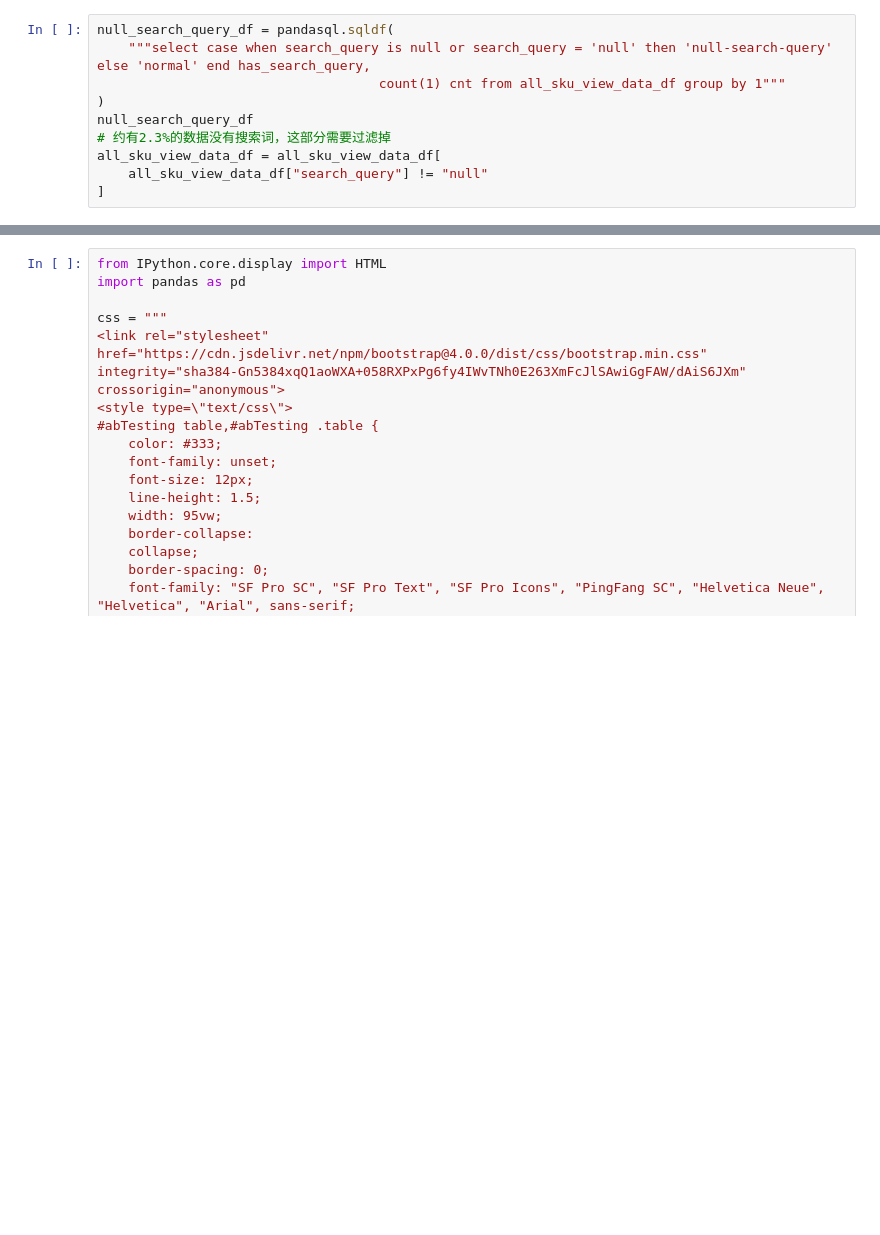
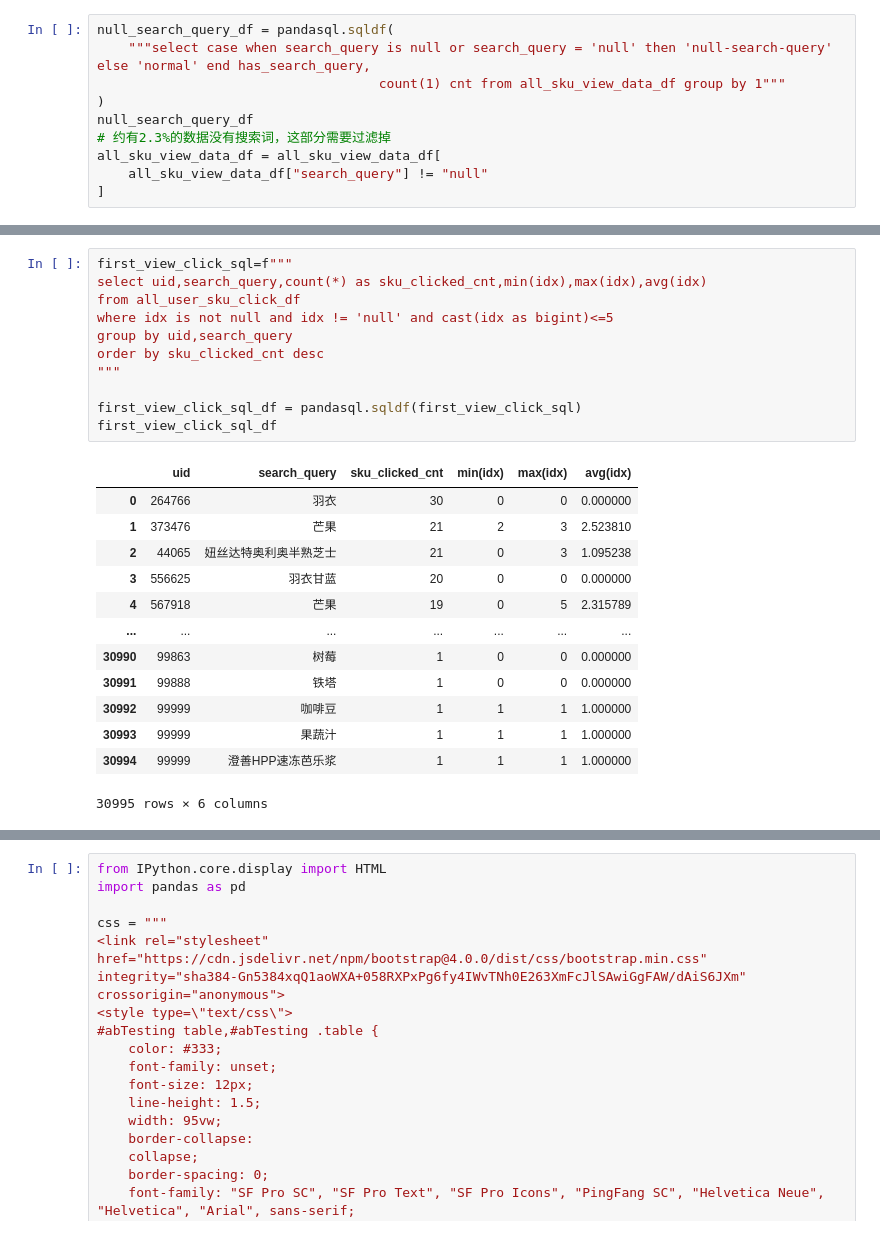
Before and after one commit to chrisptang/aliyun-devops, a Jupyter notebook: 搜索AB实验分析-自定义打分202508.ipynb, the cells around one changed output, grey strips where cells are left out. Saved outputs shown, nothing was run; the diff lists cells and outputs as text; blank space fills up the shorter version.

```diff
--- a/搜索AB实验分析-自定义打分202508.ipynb
+++ b/搜索AB实验分析-自定义打分202508.ipynb
@@ -495,0 +688,25 @@ print("unique sample_query:", user_view_with_variant_statistics_df['sample_query
+# %%
+first_view_click_sql=f"""
+select uid,search_query,count(*) as sku_clicked_cnt,min(idx),max(idx),avg(idx)
+from all_user_sku_click_df
+where idx is not null and idx != 'null' and cast(idx as bigint)<=5
+group by uid,search_query
+order by sku_clicked_cnt desc
+"""
+
+first_view_click_sql_df = pandasql.sqldf(first_view_click_sql)
+first_view_click_sql_df
+# %% [output]
+|  | uid | search_query | sku_clicked_cnt | min(idx) | max(idx) | avg(idx) |
+| 0 | 264766 | 羽衣 | 30 | 0 | 0 | 0.000000 |
+| 1 | 373476 | 芒果 | 21 | 2 | 3 | 2.523810 |
+| 2 | 44065 | 妞丝达特奥利奥半熟芝士 | 21 | 0 | 3 | 1.095238 |
+| 3 | 556625 | 羽衣甘蓝 | 20 | 0 | 0 | 0.000000 |
+| 4 | 567918 | 芒果 | 19 | 0 | 5 | 2.315789 |
+| ... | ... | ... | ... | ... | ... | ... |
+| 30990 | 99863 | 树莓 | 1 | 0 | 0 | 0.000000 |
+| 30991 | 99888 | 铁塔 | 1 | 0 | 0 | 0.000000 |
+| 30992 | 99999 | 咖啡豆 | 1 | 1 | 1 | 1.000000 |
+| 30993 | 99999 | 果蔬汁 | 1 | 1 | 1 | 1.000000 |
+| 30994 | 99999 | 澄善HPP速冻芭乐浆 | 1 | 1 | 1 | 1.000000 |
+30995 rows × 6 columns
```
Also changed, not shown: parts of 22 cells of this notebook.
